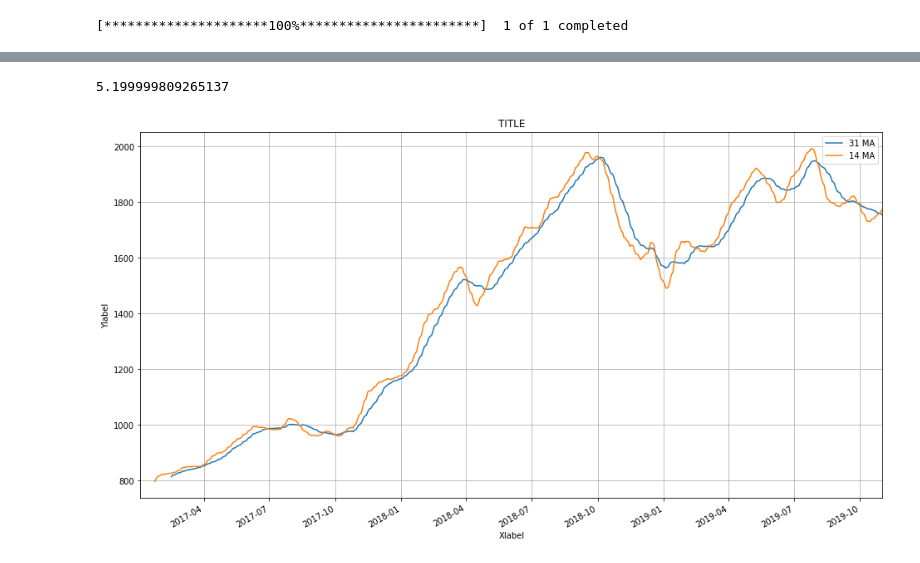
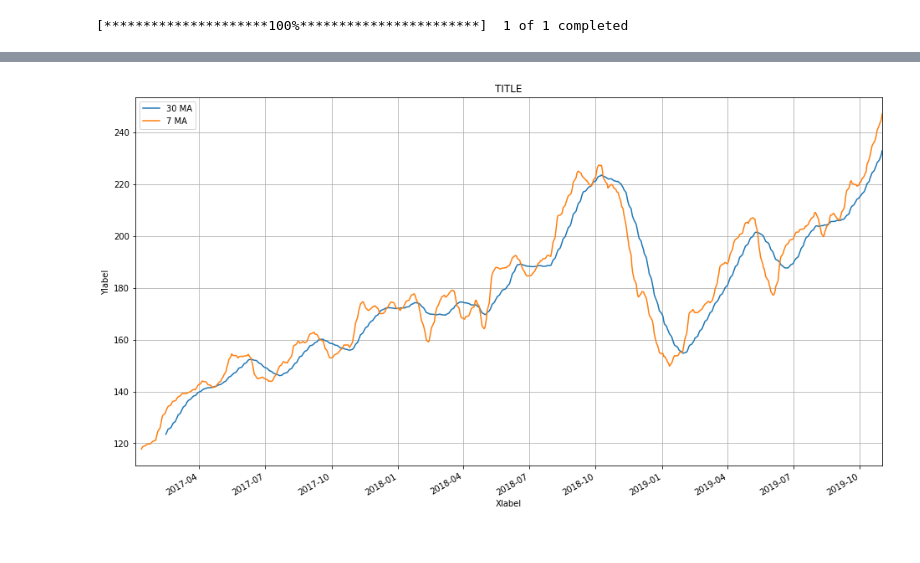
Before and after one commit to AlaaMoussawi/andrews_scalping, a Jupyter notebook: stock_market_MA_analysis.ipynb, the cells around one changed output, grey strips where cells are left out. Cells and saved outputs as stored; diff of their text form; code cells hidden in the pictures.

```diff
--- a/stock_market_MA_analysis.ipynb
+++ b/stock_market_MA_analysis.ipynb
@@ -71,5 +17,5 @@ chart_peaksalgo(data['Close'])
 # %%
 # Get the data for the stock Apple by specifying the stock ticker, start date, and end date
-data = yf.download('AMZN','2017-01-01','2019-11-03')
+data = yf.download('AAPL','2017-01-01','2019-11-03')
 # %% [output]
 [*********************100%***********************]  1 of 1 completed
@@ -105,29 +22,24 @@ Name: 2019-11-01 00:00:00, dtype: float64
-# %%
-data['Close'].iloc[0]
-# %% [output]
-5.199999809265137
 # %%
-short_window = 14
-long_window = 31
+short_window = 7
+long_window = 30
 
 data_moving_long = data['Close'].rolling(long_window).mean()
 data_moving_short = data['Close'].rolling(short_window).mean()
 
 plt.figure(figsize=(16,9))
 
 data_moving_long.plot(label = str(long_window) + ' MA')
 data_moving_short.plot(label = str(short_window) + ' MA')
-# data['Close'].plot(label = 'Close')
 
 plt.title('TITLE')
 plt.xlabel('Xlabel')
 plt.ylabel('Ylabel')
 plt.grid()
 plt.legend()
 
 plt.show()
 # %% [output]
-[figure, old version]
+[figure, new version]
 # %%
 def trade_algorithm(data, short_window, long_window):
 
```
Also changed, not shown: parts of 11 cells of this notebook.
